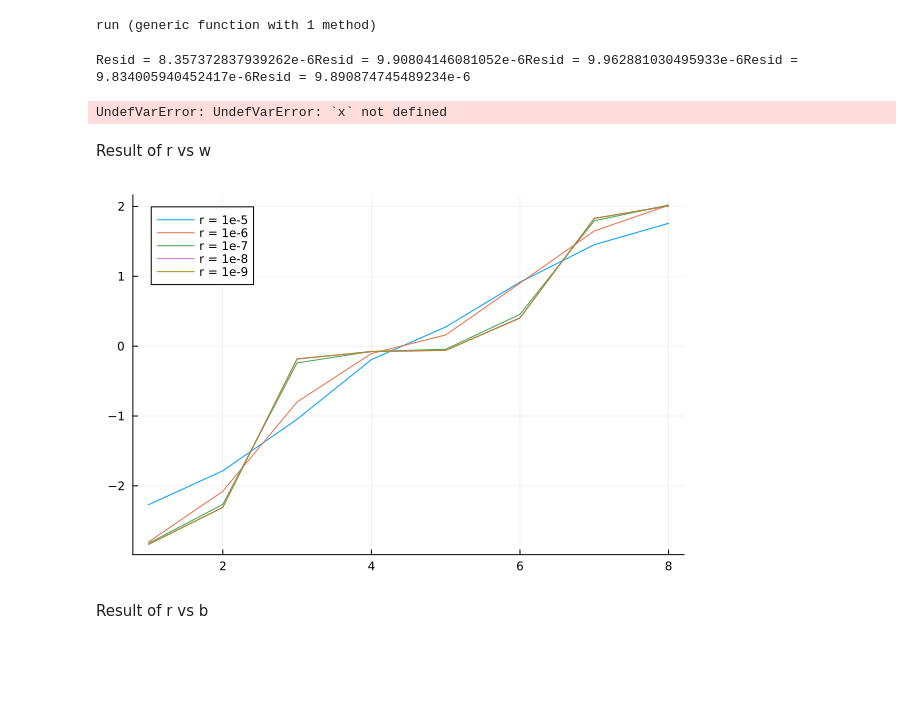
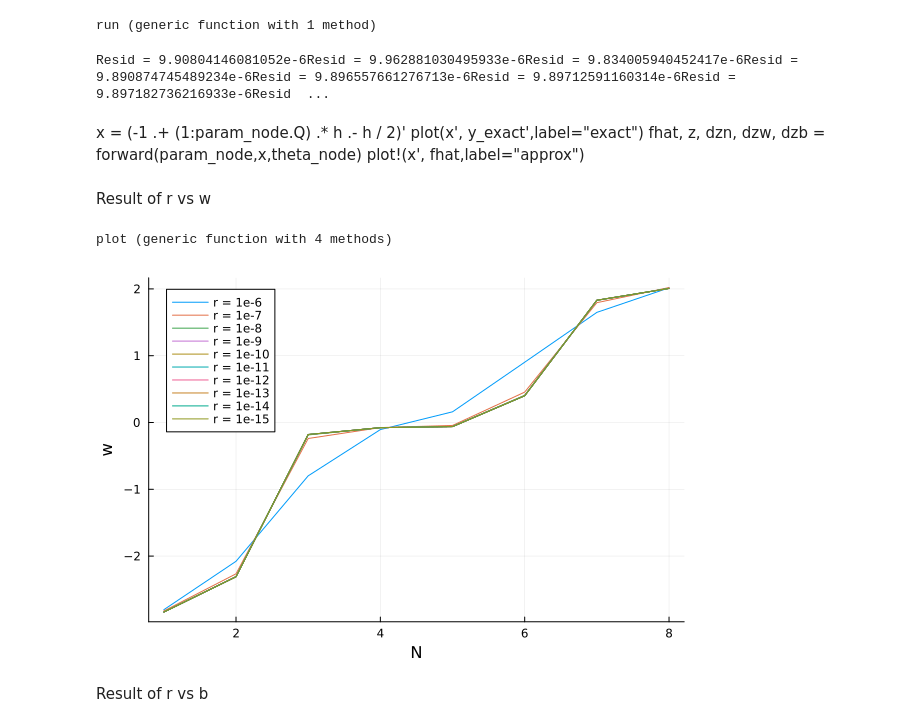
Before and after one commit to hody-chang/NODE_research, a Jupyter notebook: Julia/NODE.ipynb, the cells around one changed output. Saved outputs shown, nothing was run; the diff lists cells and outputs as text; code cells hidden in the pictures; blank space fills up the shorter version.

```diff
--- a/Julia/NODE.ipynb
+++ b/Julia/NODE.ipynb
@@ -136,32 +136,33 @@ end
 # %% [output]
 run (generic function with 1 method)
 # %%
-w_r = zeros(5,8)
-b_r = zeros(5,8)
-for i in 1:5
-    r = 10.0 ^ (-(i+4))
+w_r = zeros(10,8)
+b_r = zeros(10,8)
+for i in 1:10
+    r = 10.0 ^ (-(i+5))
     w_r[i,:], b_r[i,:] = run(r)
 end
 # %% [output]
-Resid = 8.357372837939262e-6Resid = 9.90804146081052e-6Resid = 9.962881030495933e-6Resid = 9.834005940452417e-6Resid = 9.890874745489234e-6
+Resid = 9.90804146081052e-6Resid = 9.962881030495933e-6Resid = 9.834005940452417e-6Resid = 9.890874745489234e-6Resid = 9.896557661276713e-6Resid = 9.89712591160314e-6Resid = 9.897182736216933e-6Resid  ...
 # %%
 using Plots
-# %%
-x = (-1 .+ (1:param_node.Q) .* h .- h / 2)'
-plot(x', y_exact',label="exact")
-fhat, z, dzn, dzw, dzb = forward(param_node,x,theta_node)
-plot!(x', fhat,label="approx")
-# %% [output]
-UndefVarError: UndefVarError: `x` not defined
+# %% [markdown]
+x = (-1 .+ (1:param_node.Q) .* h .- h / 2)'
+plot(x', y_exact',label="exact")
+fhat, z, dzn, dzw, dzb = forward(param_node,x,theta_node)
+plot!(x', fhat,label="approx")
 # %% [markdown]
 Result of r vs w
-# %%
-plot(1:8,w_r[1,:],label="r = 1e-5")
-plot!(1:8,w_r[2,:],label="r = 1e-6")
-plot!(1:8,w_r[3,:],label="r = 1e-7")
-plot!(1:8,w_r[4,:],label="r = 1e-8")
-plot!(1:8,w_r[5,:],label="r = 1e-9")
-# %% [output]
-[figure, removed]
+# %%
+plot()
+for i in 1:10
+    plot!(1:8,w_r[i,:],label="r = 1e-$(i+5)")
+end
+display(plot)
+xlabel!("N")
+ylabel!("w")
+# %% [output]
+plot (generic function with 4 methods)
+[figure, added]
 # %% [markdown]
 Result of r vs b
```
Also changed, not shown: parts of 2 cells of this notebook.
